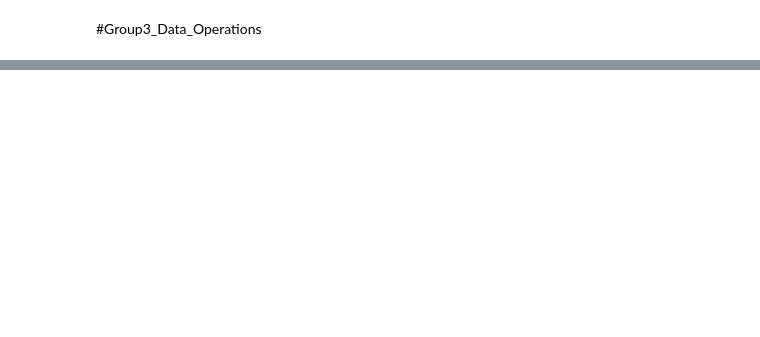
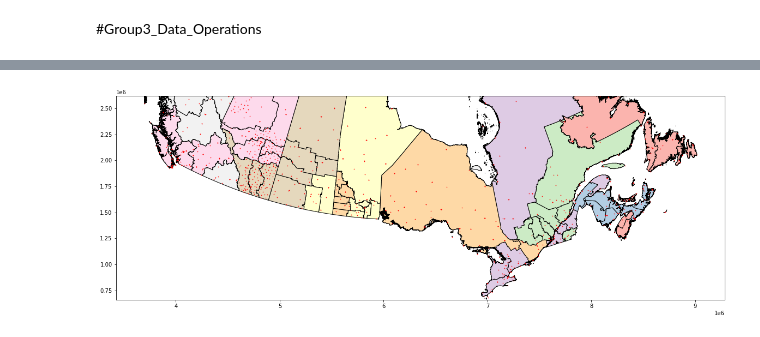
Before and after one commit to ChromaticPanic/CGC_Grain_Outcome_Predictions, a Jupyter notebook: src/WeatherStation/Data_step csv import geo boundaries stations.ipynb, the cells around one changed output, grey strips where cells are left out. Saved outputs shown, nothing was run; the diff lists cells and outputs as text; code cells hidden in the pictures; blank space fills up the shorter version.

```diff
--- a/src/WeatherStation/Data_step csv import geo boundaries stations.ipynb
+++ b/src/WeatherStation/Data_step csv import geo boundaries stations.ipynb
@@ -43,0 +81,10 @@ pushToPostGresDB(tableName, myFile, PGDB, PGUSER, PGPW)
+# %%
+minx, miny, maxx, maxy = gdfRegions.total_bounds
+# plot the both
+fig, ax = plt.subplots(figsize=(20, 20))
+ax.set_ylim(miny, maxy/2.0)
+gdfRegions.plot(ax=ax, cmap='Pastel1', edgecolor='black')
+gdfStationsDly.plot(ax=ax, color='red', markersize=0.4)
+plt.show()
+# %% [output]
+[figure, added]
```
Also changed, not shown: parts of 10 cells of this notebook, 2 other files.
